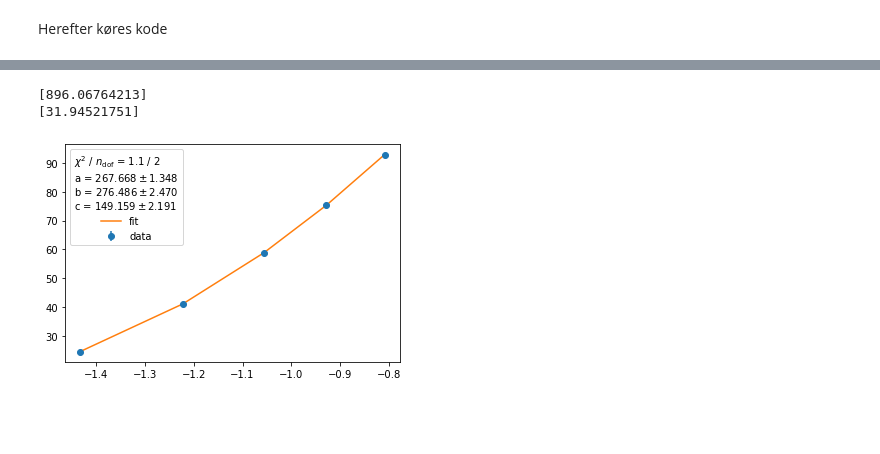
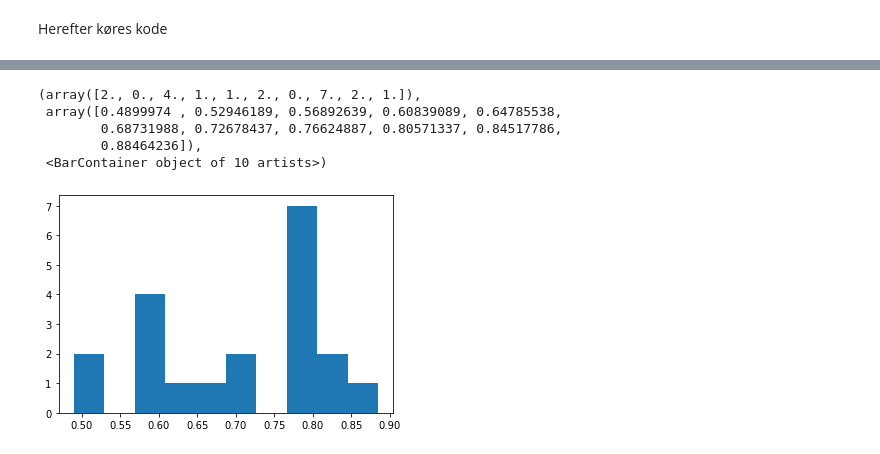
Before and after one commit to akjoelhede/Appstatgang_tornado, a Jupyter notebook: Incline datatreatment/Incline datatreatment_Morten-checkpoint.ipynb, the cells around one changed output, grey strips where cells are left out. Saved outputs shown, nothing was run; the diff lists cells and outputs as text; code cells hidden in the pictures; blank space fills up the shorter version.

```diff
--- a/Incline datatreatment/Incline datatreatment_Morten-checkpoint.ipynb
+++ b/Incline datatreatment/Incline datatreatment_Morten-checkpoint.ipynb
@@ -318,11 +478,10 @@ chi2prob_rail = D_rail.iloc[[6], [1]].to_numpy()[0]
 # %%
-#udregn acceleration, g og error på g
-acc, eacc = acceleration_calc(path + filename, D_sensor)
-g = gravity_acc(acc, thetas, D_ball, D_rails)
-eg = egravity_acc(acc, thetas, D_ball, D_rails, eacc, ethetas, eD_ball, eD_rails)
-print(g)
-print(eg)
+#plot ch2 probabilities på vores accelerationsfit, læg mærke til at den ikke er jævn
+plt.hist(chi2problist)
 # %% [output]
-[896.06764213]
-[31.94521751]
+(array([2., 0., 4., 1., 1., 2., 0., 7., 2., 1.]),
+ array([0.4899974 , 0.52946189, 0.56892639, 0.60839089, 0.64785538,
+        0.68731988, 0.72678437, 0.76624887, 0.80571337, 0.84517786,
+        0.88464236]),
+ <BarContainer object of 10 artists>)
-[figure, old version]
+[figure, new version]
```
Also changed, not shown: parts of 4 cells of this notebook, 20 other files.
